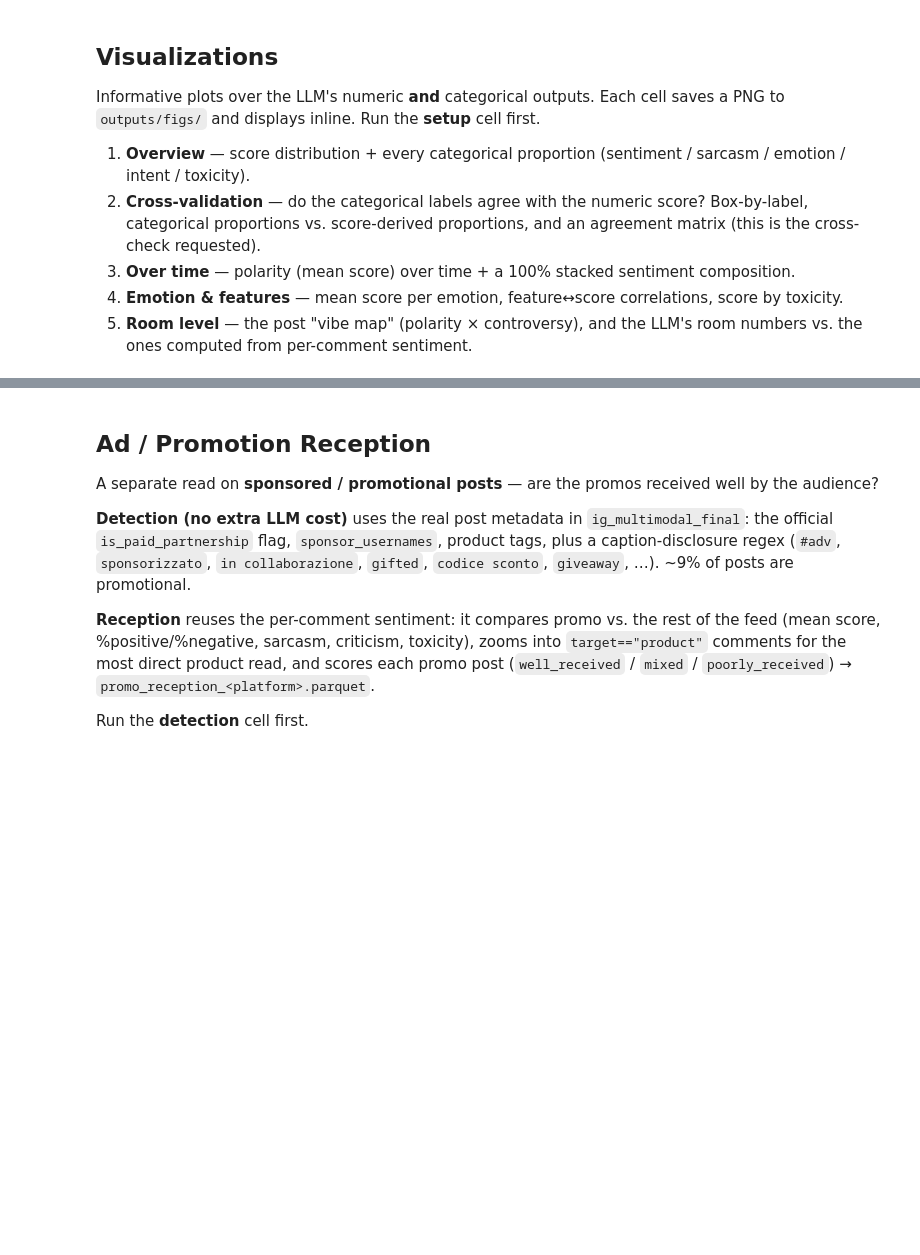
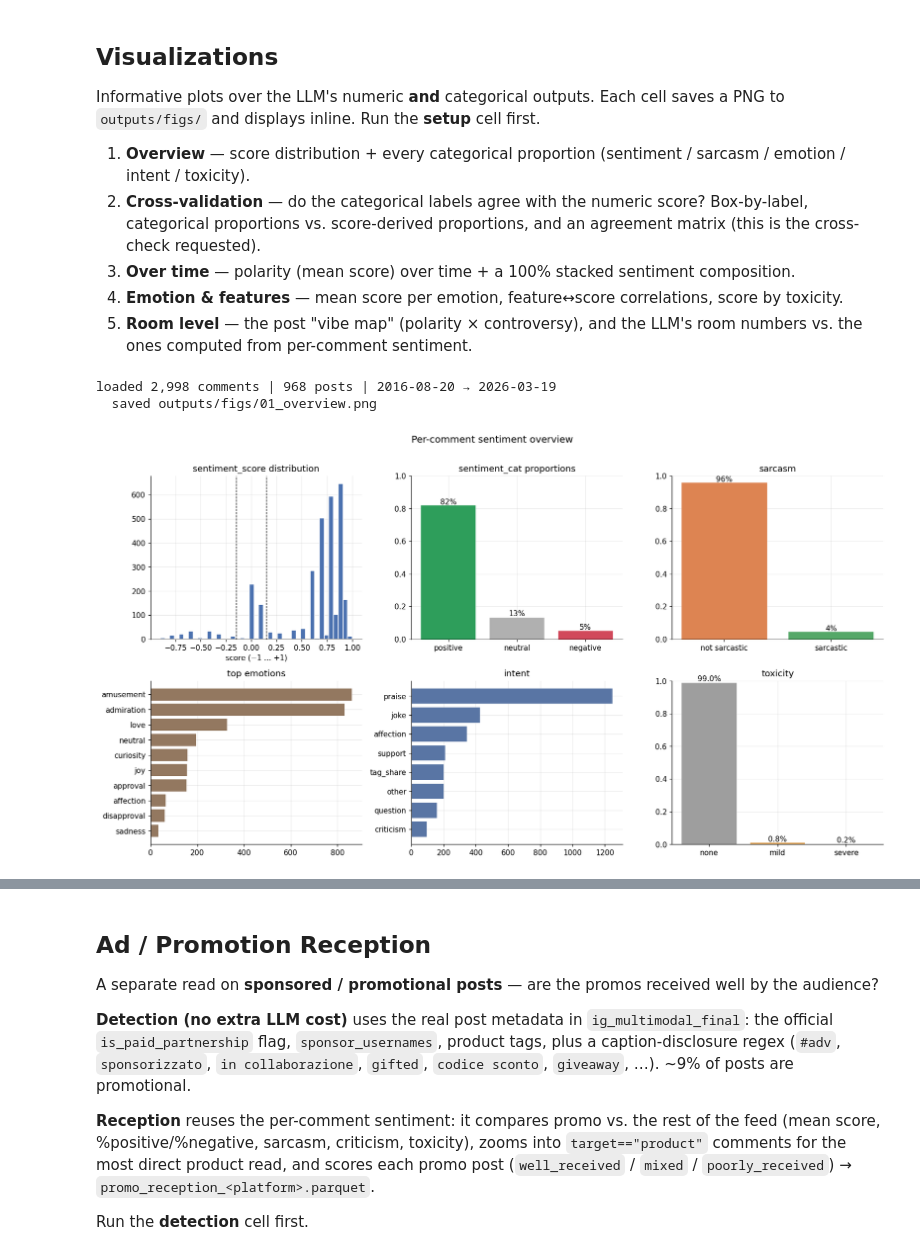
Before and after one commit to Alireza-Shahrokhi-Sp/ShowreelSociaMediaAnalytics, a Jupyter notebook: Ali/sentiment_pipeline.ipynb, the cells around one changed output, grey strips where cells are left out. Saved outputs shown, nothing was run; the diff lists cells and outputs as text; code cells hidden in the pictures; blank space fills up the shorter version.

```diff
--- a/Ali/sentiment_pipeline.ipynb
+++ b/Ali/sentiment_pipeline.ipynb
@@ -774,6 +812,12 @@ for mid, g in df.groupby("media_id"):
         "toxicity_rate":    float((g["toxicity"].fillna("none") != "none").mean()),
     })
 room = pd.DataFrame(rows)
+# Classify each post into united / divided / mixed based on controversy + consensus
+def _room_state(r):
+    if r["controversy"] >= 0.3: return "divided"
+    if r["consensus"]  >= 0.6:  return "united"
+    return "mixed"
+room["room_state"] = room.apply(_room_state, axis=1)
 
 # ---- Merge the LLM 'vibe of the room' narrative (largest chunk per post is most representative) ----
 if os.path.exists(ROOM_LLM_PATH):
@@ -834,6 +896,22 @@ sent["sentiment_score"] = pd.to_numeric(sent["sentiment_score"], errors="coerce"
 if "timestamp" in sent.columns:
     sent["timestamp"] = pd.to_datetime(sent["timestamp"], errors="coerce", utc=True)
 room = pd.read_parquet(ROOM_PATH) if os.path.exists(ROOM_PATH) else None
+if room is not None and "room_state" not in room.columns:
+    def _rs(r):
+        if r["controversy"] >= 0.3: return "divided"
+        if r["consensus"]  >= 0.6:  return "united"
+        return "mixed"
+    room["room_state"] = room.apply(_rs, axis=1)
+if room is not None and "sentiment_cat" not in room.columns:
+    _b = band
+    def _sc(r):
+        s = str(r.get("sentiment","")).lower()
+        if s in ("positive","negative","neutral"): return s
+        v = r.get("vibe_score", float("nan"))
+        try: v = float(v)
+        except: return "neutral"
+        return "positive" if v > _b else "negative" if v < -_b else "neutral"
+    room["sentiment_cat"] = room.apply(_sc, axis=1)
 _msg = f"loaded {len(sent):,} comments"
 if room is not None: _msg += f" | {len(room):,} posts"
 if "timestamp" in sent.columns and sent["timestamp"].notna().any():
@@ -850,33 +928,37 @@ for b in (-band, band): ax[0, 0].axvline(b, color="k", ls="--", lw=.8)
 ax[0, 0].set_title("sentiment_score distribution"); ax[0, 0].set_xlabel("score (−1 … +1)")
 
 # (b) categorical: sentiment_cat proportions
 vc = sent["sentiment_cat"].value_counts(normalize=True).reindex(["positive", "neutral", "negative"]).fillna(0)
 ax[0, 1].bar(vc.index, vc.values, color=[CAT_COLORS[c] for c in vc.index])
 for i, v in enumerate(vc.values): ax[0, 1].text(i, v, f"{v:.0%}", ha="center", va="bottom")
 ax[0, 1].set_ylim(0, 1); ax[0, 1].set_title("sentiment_cat proportions")
 
 # (c) categorical: sarcasm
 vs = sent["sarcasm_label"].value_counts(normalize=True)
 ax[0, 2].bar(vs.index, vs.values, color=["#dd8452", "#55a868"][:len(vs)])
 for i, v in enumerate(vs.values): ax[0, 2].text(i, v, f"{v:.0%}", ha="center", va="bottom")
 ax[0, 2].set_ylim(0, 1); ax[0, 2].set_title("sarcasm")
 
 # (d) categorical: top emotions
 em = sent["emotion"].value_counts().head(10)[::-1]
 ax[1, 0].barh(em.index, em.values, color="#937860"); ax[1, 0].set_title("top emotions")
 
 # (e) categorical: intent
 it = sent["intent"].value_counts().head(8)[::-1]
 ax[1, 1].barh(it.index, it.values, color="#5975a4"); ax[1, 1].set_title("intent")
 
 # (f) categorical: toxicity
 tx = sent["toxicity"].value_counts(normalize=True).reindex(["none", "mild", "severe"]).fillna(0)
 ax[1, 2].bar(tx.index, tx.values, color=["#9e9e9e", "#e0a458", "#c44e52"])
 for i, v in enumerate(tx.values): ax[1, 2].text(i, v, f"{v:.1%}", ha="center", va="bottom")
 ax[1, 2].set_ylim(0, 1); ax[1, 2].set_title("toxicity")
 
 fig.suptitle("Per-comment sentiment overview", fontsize=13, y=1.01)
 fig.tight_layout(); _save(fig, "01_overview"); plt.show()
+# %% [output]
+loaded 2,998 comments | 968 posts | 2016-08-20 → 2026-03-19
+  saved outputs/figs/01_overview.png
+[figure, added]
 # %%
 # === Cross-validation: do the categorical labels agree with the numeric score? ===
 import numpy as np, pandas as pd, matplotlib.pyplot as plt
```
Also changed, not shown: parts of 11 cells of this notebook, 21 other files.
